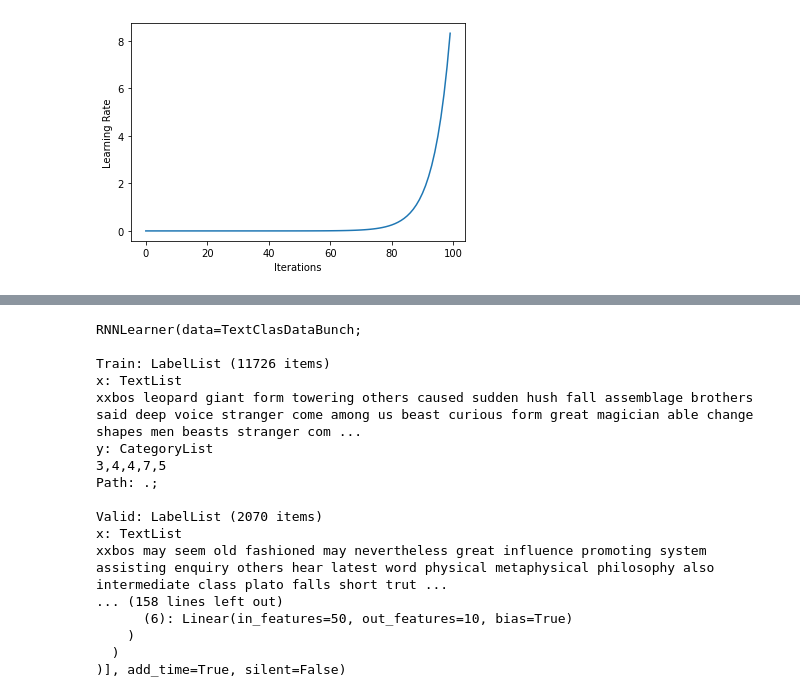
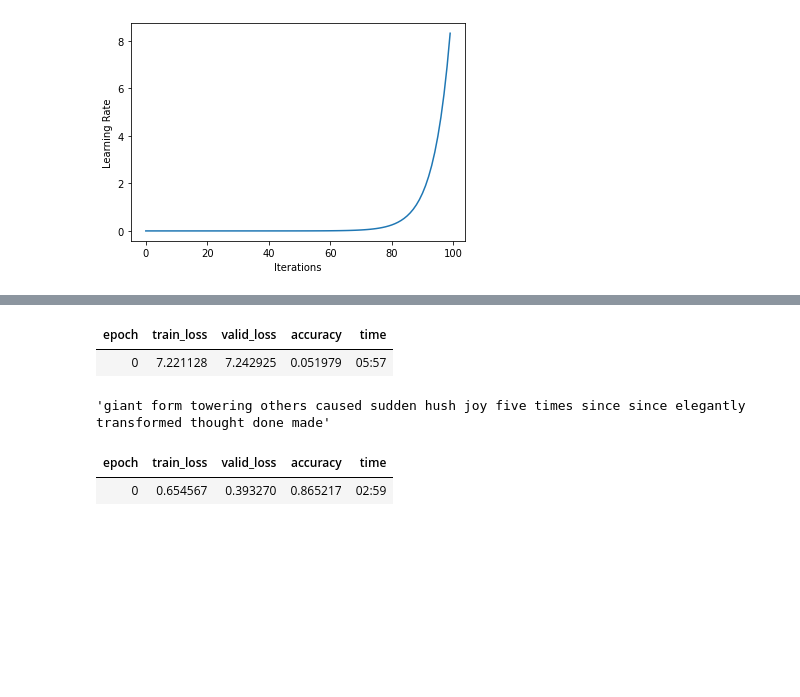
Before and after one commit to balawillgetyou/dy, a Jupyter notebook: FastAiPyTorchULMFiTTextClassifierWhoseLine_wStopWordsRemoval_20200701.ipynb, the cells around one changed output, grey strips where cells are left out. Saved outputs shown, nothing was run; the diff lists cells and outputs as text; code cells hidden in the pictures; blank space fills up the shorter version.

```diff
--- a/FastAiPyTorchULMFiTTextClassifierWhoseLine_wStopWordsRemoval_20200701.ipynb
+++ b/FastAiPyTorchULMFiTTextClassifierWhoseLine_wStopWordsRemoval_20200701.ipynb
@@ -174,27 +189,23 @@ learn.fit_one_cycle(1, 1e-2)#initial short increase in the learning rate to help
+# %%
+learn.unfreeze()
+learn.fit_one_cycle(1, 1e-3)
+# %% [output]
+| epoch | train_loss | valid_loss | accuracy | time |
+| 0 | 7.221128 | 7.242925 | 0.051979 | 05:57 |
+# %%
+#sample sentence prediction from the fine tuned LM
+learn.predict("giant form towering others caused sudden hush", n_words=10)
+# %% [output]
+'giant form towering others caused sudden hush joy five times since since elegantly transformed thought done made'
 # %%
 learn.save_encoder('ft_enc_whoseLine_small')
 # %%
 #classifier training, using the fine tuned language model from above
-#LSTM architecture selected. Transformers are also available in FastAi
 #drop_mult controls layers wise drop outs. Setting =1 leaves them at their defaults
 learn = text_classifier_learner(data_clas, drop_mult=0.7, arch=AWD_LSTM)
-#learn.load_encoder('ft_enc_whoseLine_small')
+learn.load_encoder('ft_enc_whoseLine_small')
+learn.fit_one_cycle(1, 1e-2)
 # %% [output]
-RNNLearner(data=TextClasDataBunch;
-
-Train: LabelList (11726 items)
-x: TextList
-xxbos leopard giant form towering others caused sudden hush fall assemblage brothers said deep voice stranger come among us beast curious form great magician able change shapes men beasts stranger com ...
-y: CategoryList
-3,4,4,7,5
-Path: .;
-
-Valid: LabelList (2070 items)
-x: TextList
-xxbos may seem old fashioned may nevertheless great influence promoting system assisting enquiry others hear latest word physical metaphysical philosophy also intermediate class plato falls short trut ...
-... (158 lines left out)
-      (6): Linear(in_features=50, out_features=10, bias=True)
-    )
-  )
-)], add_time=True, silent=False)
+| epoch | train_loss | valid_loss | accuracy | time |
+| 0 | 0.654567 | 0.393270 | 0.865217 | 02:59 |
 # %%
```
Also changed, not shown: parts of 14 cells of this notebook.
